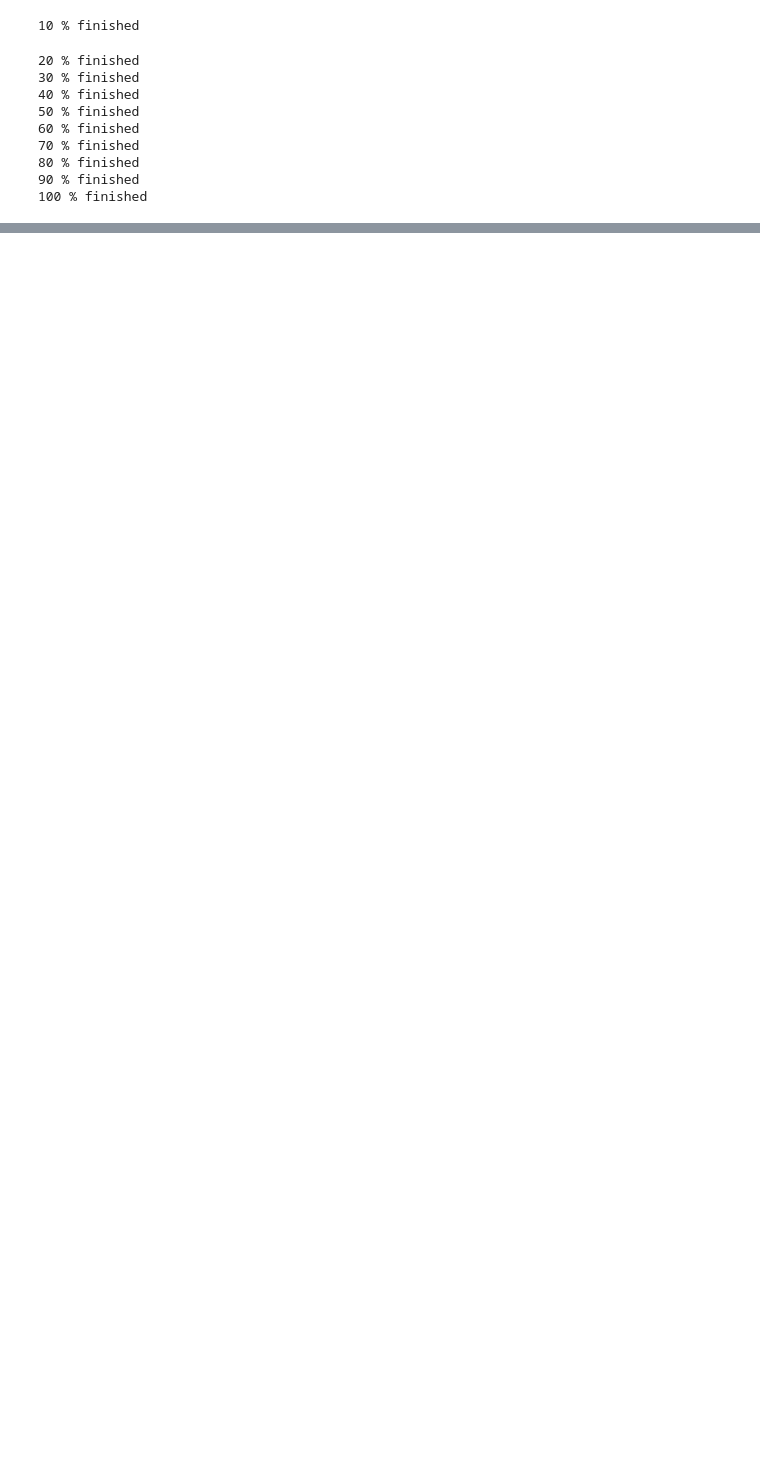
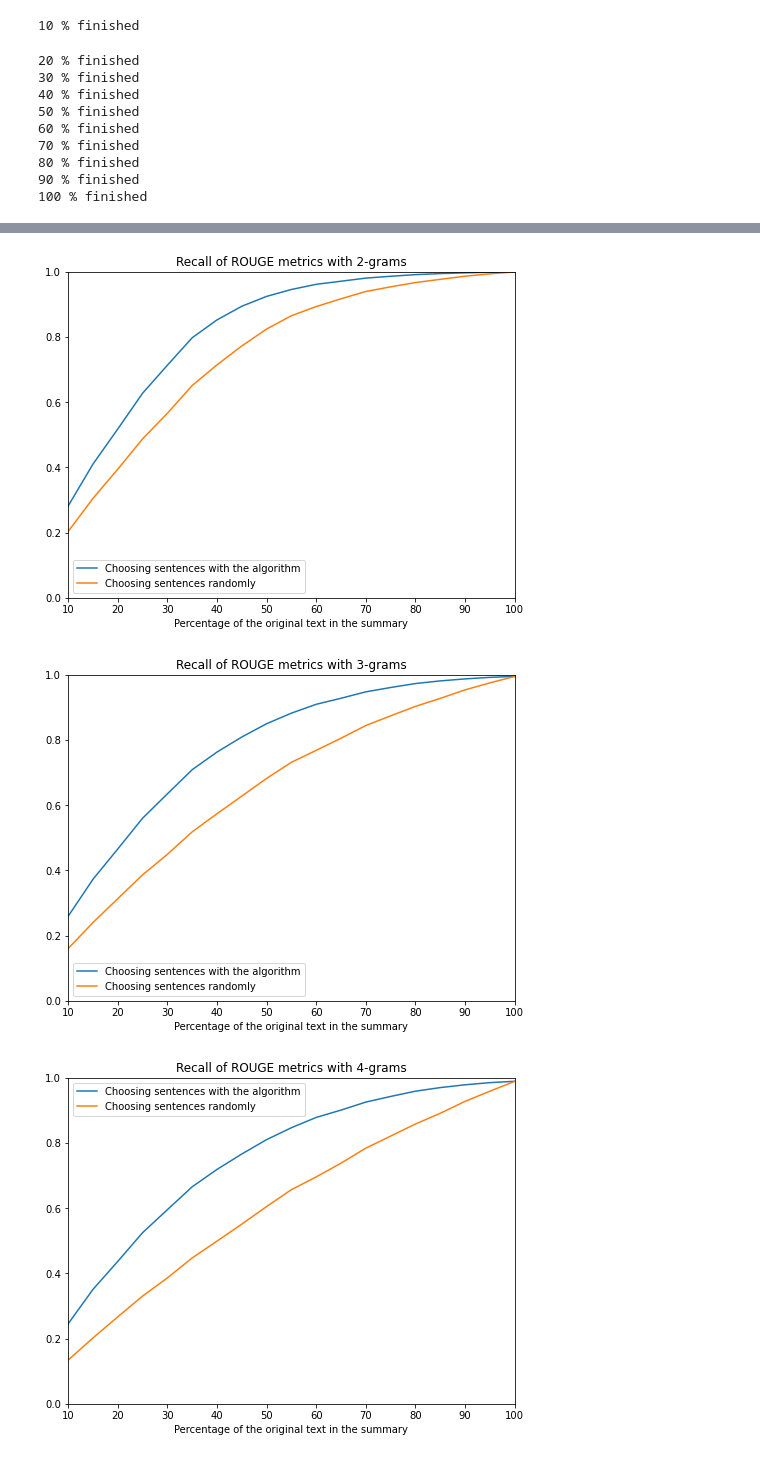
Before and after one commit to lokilone/Extractive-Summarization, a Jupyter notebook: Extractive_Summerization.ipynb, the cells around one changed output, grey strips where cells are left out. Saved outputs shown, nothing was run; the diff lists cells and outputs as text; code cells hidden in the pictures; blank space fills up the shorter version.

```diff
--- a/Extractive_Summerization.ipynb
+++ b/Extractive_Summerization.ipynb
@@ -561,14 +510,20 @@ plt.show()
 # %%
 def plot(R, R_R, n):
 
     fig=plt.figure(figsize=(8,6))
     sns.lineplot(x=5*np.arange(1,21), y=R, label='Choosing sentences with the algorithm');
     sns.lineplot(x=5*np.arange(1,21), y=R_R, label='Choosing sentences randomly');
+    plt.ylim(0,1)
+    plt.xlim(10,100)
     plt.xlabel('Percentage of the original text in the summary')
     plt.title('Recall of ROUGE metrics with {}-grams'.format(n))
 
 plot(Recall_2, Random_Recall_2, 2)
 plot(Recall_3, Random_Recall_3, 3)
 plot(Recall_4, Random_Recall_4, 4)
 
 plt.show()
+# %% [output]
+[figure, added]
+[figure, added]
+[figure, added]
```
Also changed, not shown: parts of 17 cells of this notebook.
